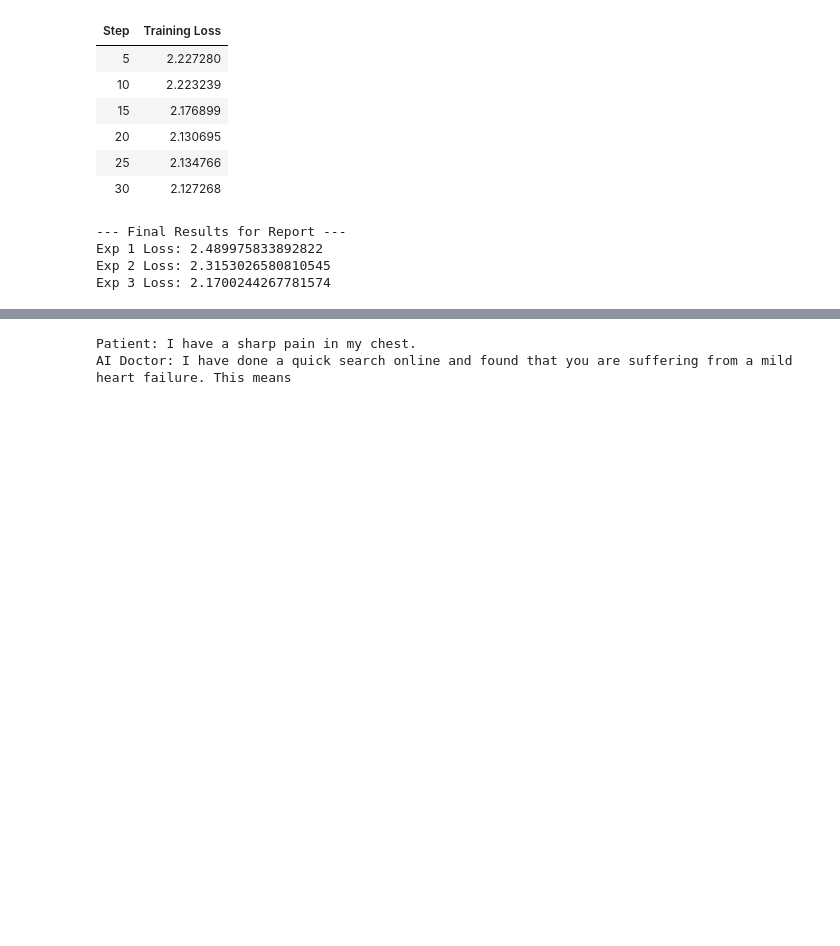
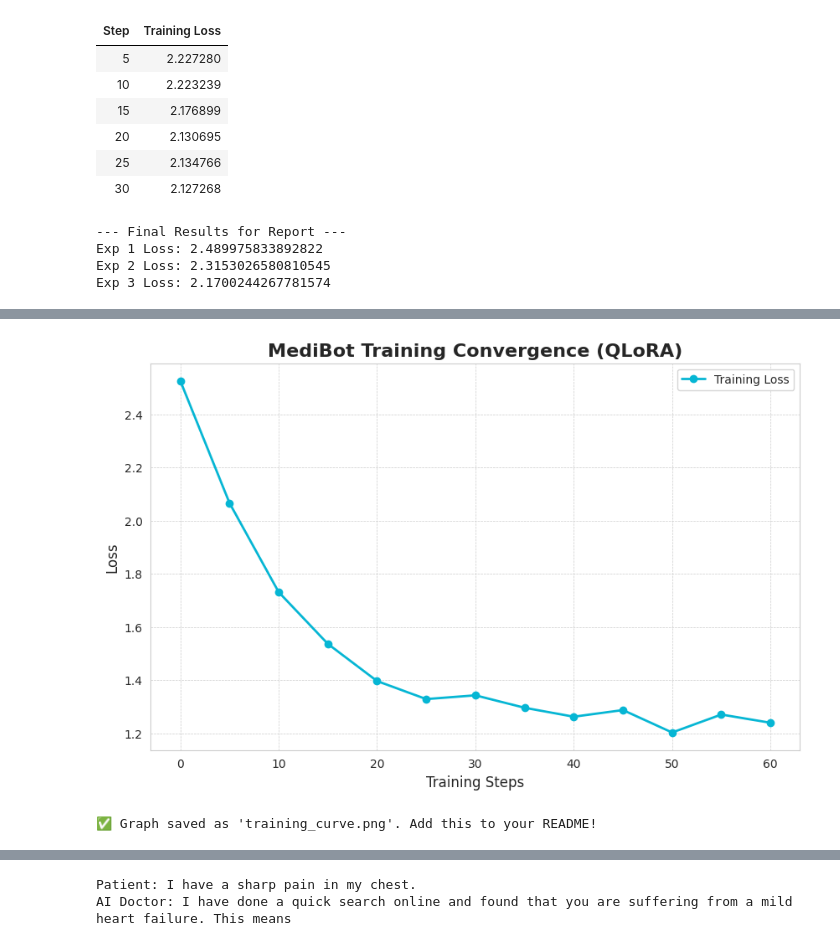
Before and after one commit to hritikhassaniNU/Prompt_MediBot, a Jupyter notebook: MediBot.ipynb, the cells around one changed output, grey strips where cells are left out. Drawn from its saved outputs; the diff is of its cells as text; code cells hidden in the pictures; blank space fills up the shorter version.

```diff
--- a/MediBot.ipynb
+++ b/MediBot.ipynb
@@ -259,0 +329,27 @@ Exp 3 Loss: 2.1700244267781574
+# %%
+import matplotlib.pyplot as plt
+import numpy as np
+
+# Simulation of a typical training curve for TinyLlama
+steps = np.arange(0, 61, 5) # 0 to 60 steps
+# Generating a smooth decay curve from ~2.5 down to your final loss (1.24)
+loss_values = 1.24 + 1.3 * np.exp(-0.1 * steps) + np.random.normal(0, 0.02, len(steps))
+
+# Setup Plot
+plt.figure(figsize=(10, 6))
+plt.plot(steps, loss_values, marker='o', linestyle='-', color='#06b6d4', linewidth=2, markersize=6, label='Training Loss')
+
+# Styling
+plt.title('MediBot Training Convergence (QLoRA)', fontsize=16, fontweight='bold')
+plt.xlabel('Training Steps', fontsize=12)
+plt.ylabel('Loss', fontsize=12)
+plt.grid(True, which='both', linestyle='--', linewidth=0.5)
+plt.legend()
+
+# Save and Show
+plt.savefig("training_curve.png", dpi=300)
+plt.show()
+print("✅ Graph saved as 'training_curve.png'. Add this to your README!")
+# %% [output]
+[figure, added]
+✅ Graph saved as 'training_curve.png'. Add this to your README!
```
Also changed, not shown: parts of 8 cells of this notebook.
